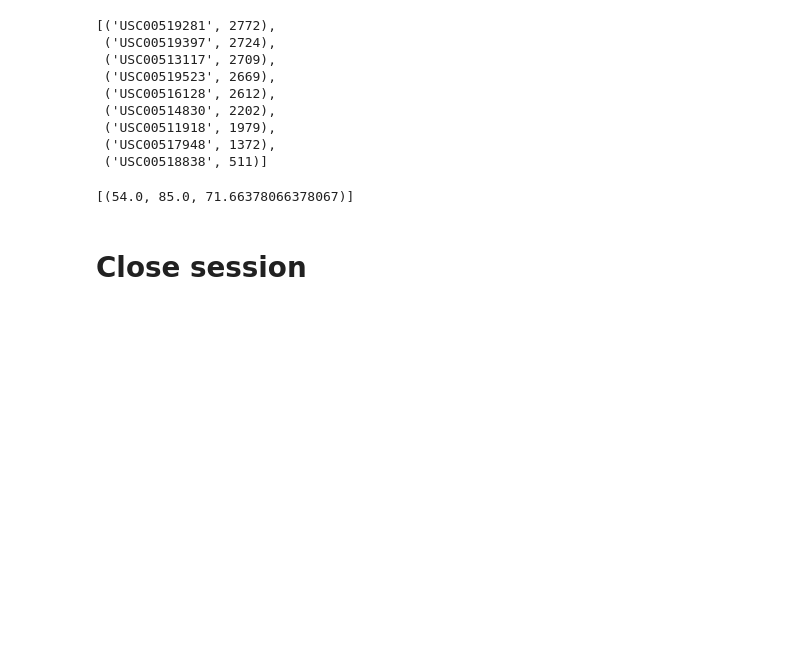
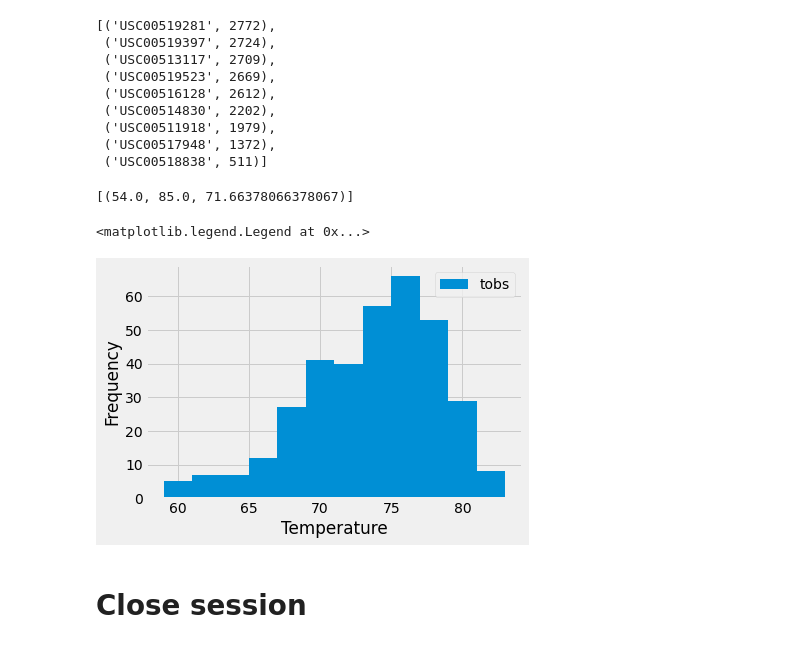
Before and after one commit to arriova16/sqlalchemy-challenge, a Jupyter notebook: sqlalchemy-challenge.ipynb, the cells around one changed output. Drawn from its saved outputs; the diff is of its cells as text; code cells hidden in the pictures; blank space fills up the shorter version.

```diff
--- a/sqlalchemy-challenge.ipynb
+++ b/sqlalchemy-challenge.ipynb
@@ -143,7 +144,21 @@ session.query(func.min(Measurement.tobs),func.max(Measurement.tobs),func.avg(Mea
 # %%
 # Using the most active station id
 # Query the last 12 months of temperature observation data
 # for this station and plot the results as a histogram
+
+station_obs = session.query(Measurement.station, Measurement.tobs).\
+                filter(Measurement.station == station_query).\
+                filter(Measurement.date >= query_date).\
+                order_by(Measurement.date).all()
+station_obs_df = pd.DataFrame(station_obs)
+station_obs_df
+plt.hist(station_obs_df['tobs'], bins =12)
+plt.ylabel("Frequency")
+plt.xlabel("Temperature")
+plt.legend(["tobs"])
+# %% [output]
+<matplotlib.legend.Legend at 0x...>
+[figure, added]
 # %% [markdown]
 # Close session
 # %%
```
Also changed, not shown: parts of 1 cell of this notebook, 1 other file.
